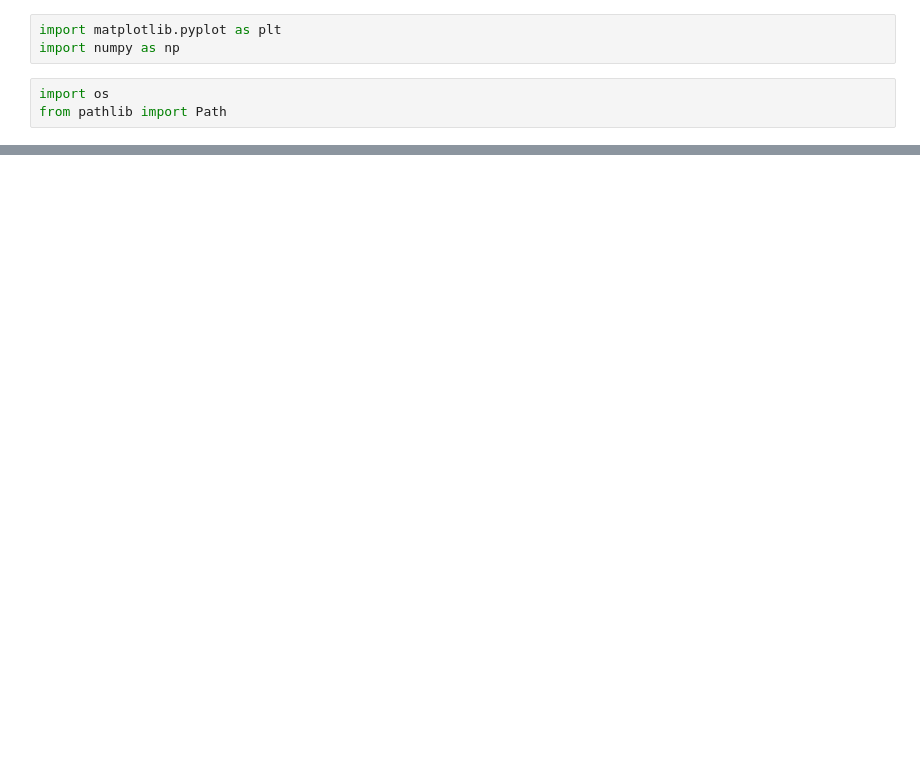
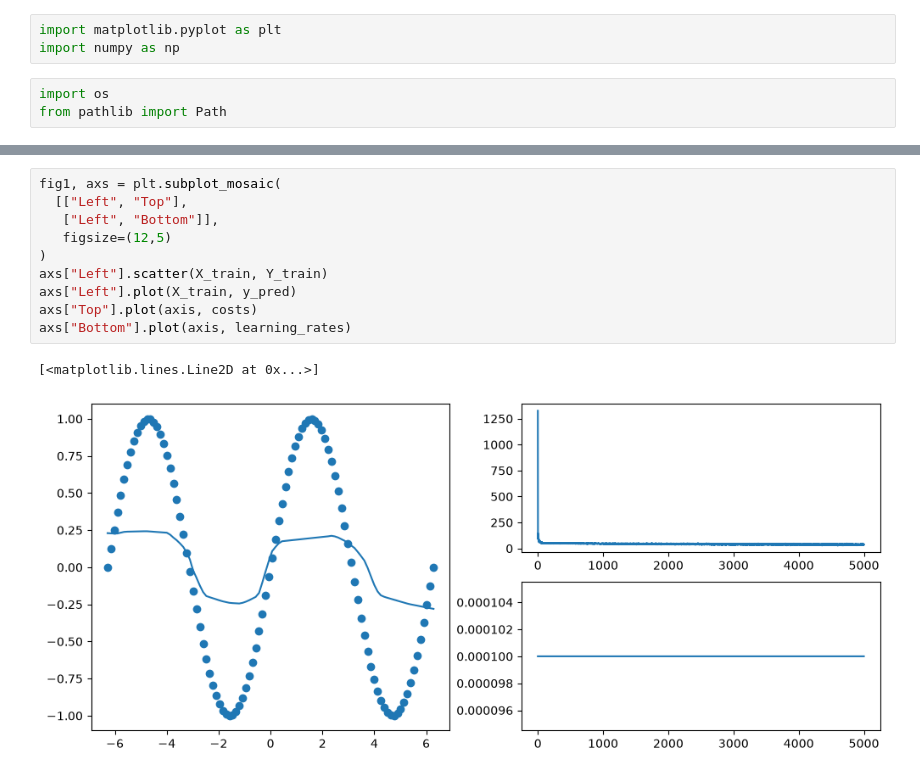
Before and after one commit to cold-muffin/mytorch, a Jupyter notebook: notebooks/network.ipynb, the cells around one changed output, grey strips where cells are left out. Drawn from its saved outputs; the diff is of its cells as text; blank space fills up the shorter version.

```diff
--- a/notebooks/network.ipynb
+++ b/notebooks/network.ipynb
@@ -65,0 +46,13 @@ ax.plot(x, y_pred)
+# %%
+fig1, axs = plt.subplot_mosaic(
+  [["Left", "Top"],
+   ["Left", "Bottom"]],
+   figsize=(12,5)
+)
+axs["Left"].scatter(X_train, Y_train)
+axs["Left"].plot(X_train, y_pred)
+axs["Top"].plot(axis, costs)
+axs["Bottom"].plot(axis, learning_rates)
+# %% [output]
+[<matplotlib.lines.Line2D at 0x...>]
+[figure, added]
```
Also changed, not shown: parts of 17 cells of this notebook, 4 other files.
